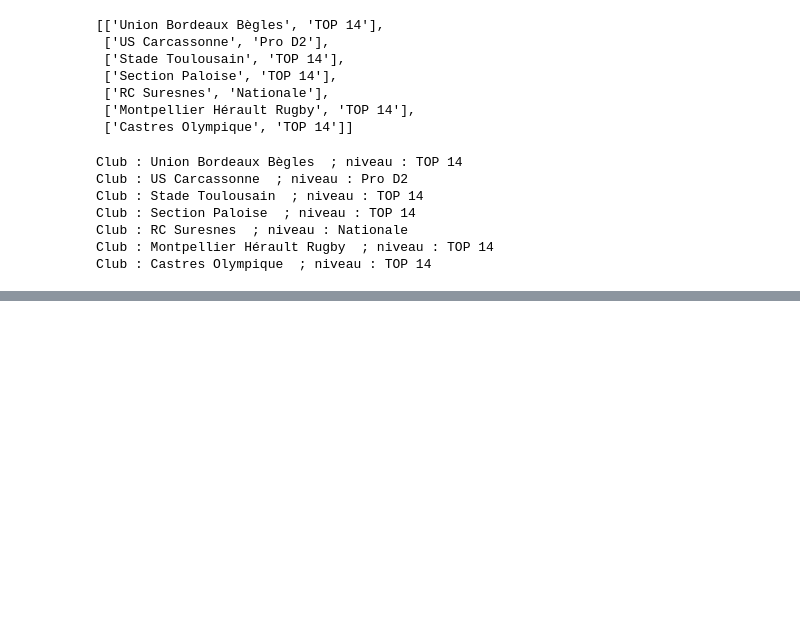
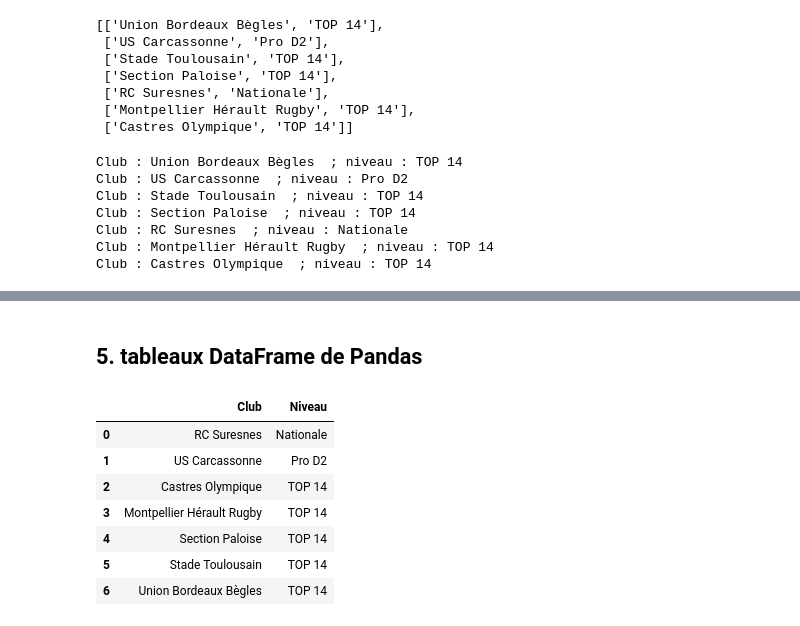
Before and after one commit to matthcol/python_rugby, a Jupyter notebook: 01-PremierPas.ipynb, the cells around one changed output, grey strips where cells are left out. Cells and saved outputs as stored; diff of their text form; code cells hidden in the pictures; blank space fills up the shorter version.

```diff
--- a/01-PremierPas.ipynb
+++ b/01-PremierPas.ipynb
@@ -312,0 +399,4 @@ Club : Castres Olympique  ; niveau : TOP 14
+# %%
+# tri sur la 1re 'colonne'
+liste_clubs_niveaux.sort()
+liste_clubs_niveaux
@@ -312,0 +411,3 @@ Club : Castres Olympique  ; niveau : TOP 14
+# %%
+liste_clubs_niveaux.sort(reverse=True)
+liste_clubs_niveaux
@@ -312,0 +422,4 @@ Club : Castres Olympique  ; niveau : TOP 14
+# %%
+# tri suivant la composante #1 puis la composante #0
+liste_clubs_niveaux.sort(key=operator.itemgetter(1,0))
+liste_clubs_niveaux
@@ -312,0 +434,14 @@ Club : Castres Olympique  ; niveau : TOP 14
+# %% [markdown]
+## 5. tableaux DataFrame de Pandas
+# %%
+df_clubs = pd.DataFrame(liste_clubs_niveaux, columns=['Club', 'Niveau'])
+df_clubs
+# %% [output]
+|  | Club | Niveau |
+| 0 | RC Suresnes | Nationale |
+| 1 | US Carcassonne | Pro D2 |
+| 2 | Castres Olympique | TOP 14 |
+| 3 | Montpellier Hérault Rugby | TOP 14 |
+| 4 | Section Paloise | TOP 14 |
+| 5 | Stade Toulousain | TOP 14 |
+| 6 | Union Bordeaux Bègles | TOP 14 |
```
Also changed, not shown: parts of 18 cells of this notebook.
